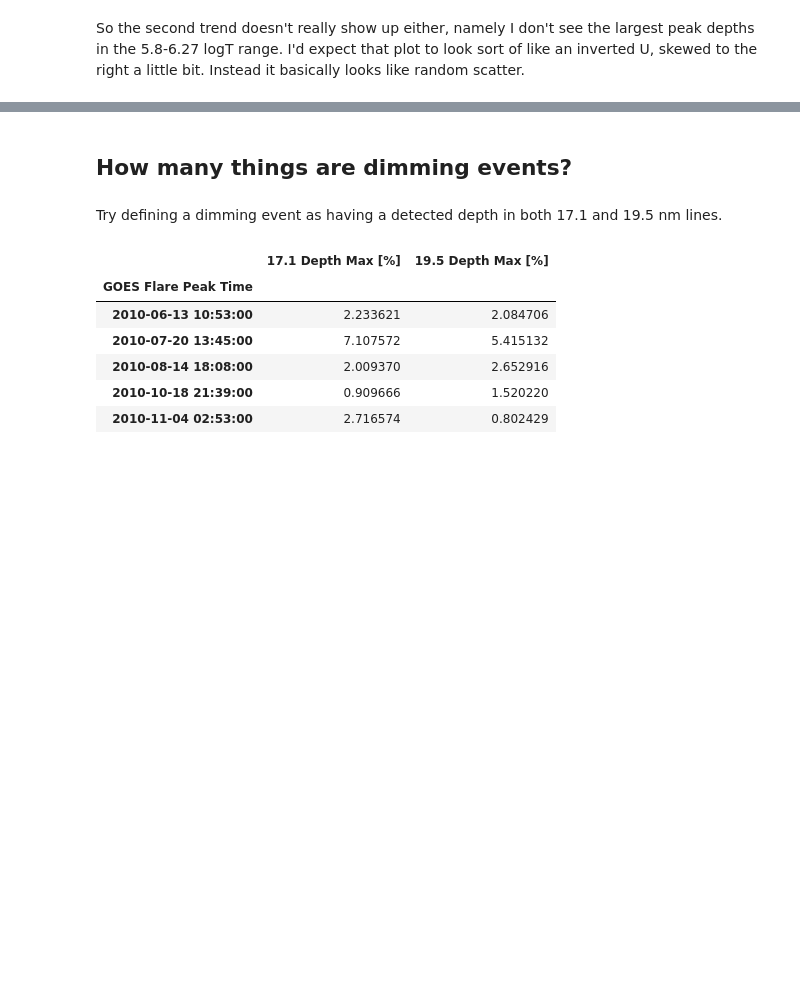
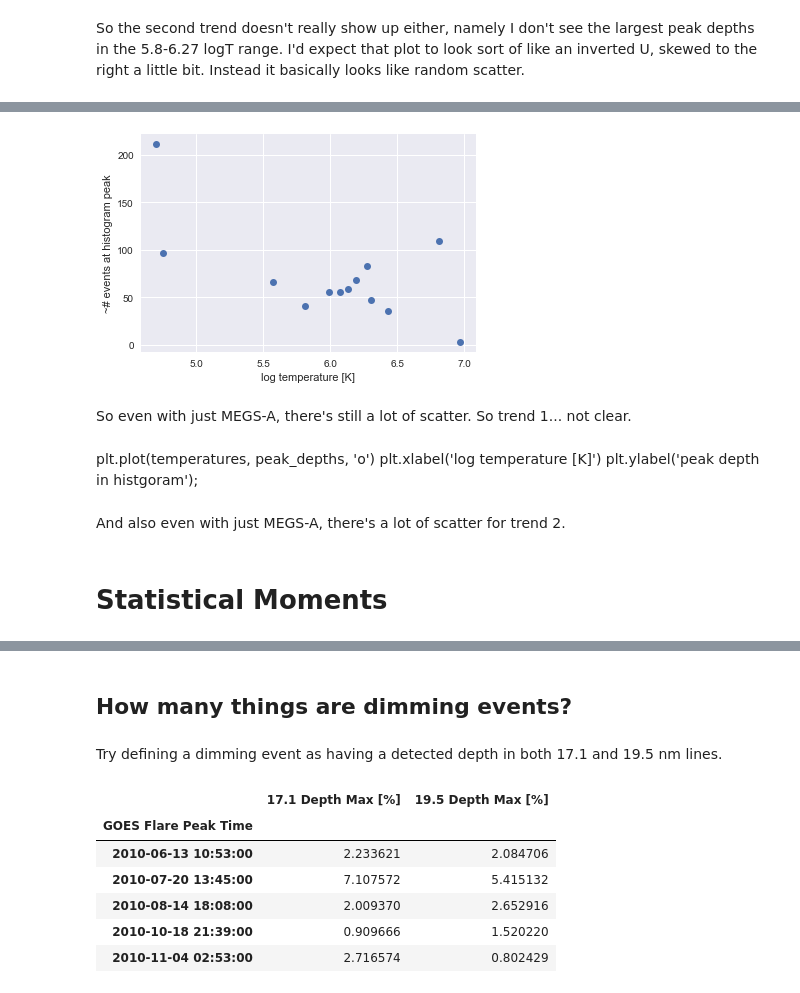
Before and after one commit to jmason86/James-s-EVE-Dimming-Index-JEDI, a Jupyter notebook: explore/explore_jedi_v2_spot_checks.ipynb, the cells around one changed output, grey strips where cells are left out. Saved outputs shown, nothing was run; the diff lists cells and outputs as text; code cells hidden in the pictures; blank space fills up the shorter version.

Commit message:
Added histograms and statistical moment plots

```diff
--- a/explore/explore_jedi_v2_spot_checks.ipynb
+++ b/explore/explore_jedi_v2_spot_checks.ipynb
@@ -321,0 +284,15 @@ len(jedi['17.1 by 28.4 Depth Max [%]'].dropna())
+# %%
+temperature_sorted_lines = ['30.4', '25.6',
+                            '13.1', '17.1', '17.7', '18.0', '19.5', '20.2', '21.1',
+                            '28.4', '33.5', '9.4', '13.3']
+temperature_sorted_line_depths = [s + ' Depth Max [%]' for s in temperature_sorted_lines]
+log_temperatures = ['4.70', '4.75',
+                    '5.57', '5.81', '5.99', '6.07', '6.13', '6.19', '6.27',
+                    '6.30', '6.43', '6.81', '6.97']
+temperatures = [float(t) for t in log_temperatures]
+
+plot_titles = [s + ' (' for s in log_temperatures]
+plot_titles = [m + str(n) for m,n in zip(plot_titles, temperature_sorted_lines)]
+plot_titles = [s + ' nm)' for s in plot_titles]
+
+df = jedi[temperature_sorted_line_depths]
@@ -321,0 +317,26 @@ len(jedi['17.1 by 28.4 Depth Max [%]'].dropna())
+# %%
+bins = np.arange(0, 10, 0.25)
+num_peak_max_depths = []
+bin_peak_max_depths = []
+peak_depths = []
+for column in df:
+    histogram = pd.cut(df[column], bins).value_counts().sort_index()
+    num_peak_max_depths.append(max(histogram))
+    bin_peak_max_depths.append(histogram.idxmax())
+    peak_depths.append(histogram.idxmax().mid)
+# %%
+plt.plot(temperatures, num_peak_max_depths, 'o')
+plt.xlabel('log temperature [K]')
+plt.ylabel('~# events at histogram peak');
+# %% [output]
+[figure, added]
+# %% [markdown]
+So even with just MEGS-A, there's still a lot of scatter. So trend 1... not clear.
+# %% [markdown]
+plt.plot(temperatures, peak_depths, 'o')
+plt.xlabel('log temperature [K]')
+plt.ylabel('peak depth in histgoram');
+# %% [markdown]
+And also even with just MEGS-A, there's a lot of scatter for trend 2.
+# %% [markdown]
+# Statistical Moments
```
Also changed, not shown: parts of 17 cells of this notebook.
